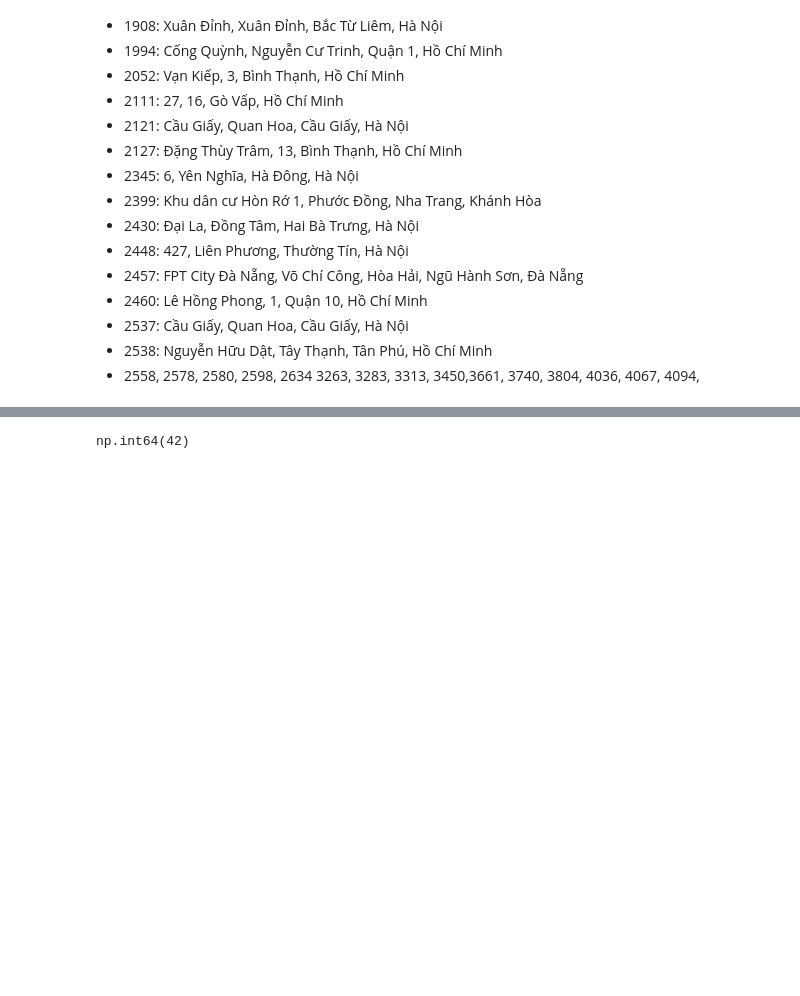
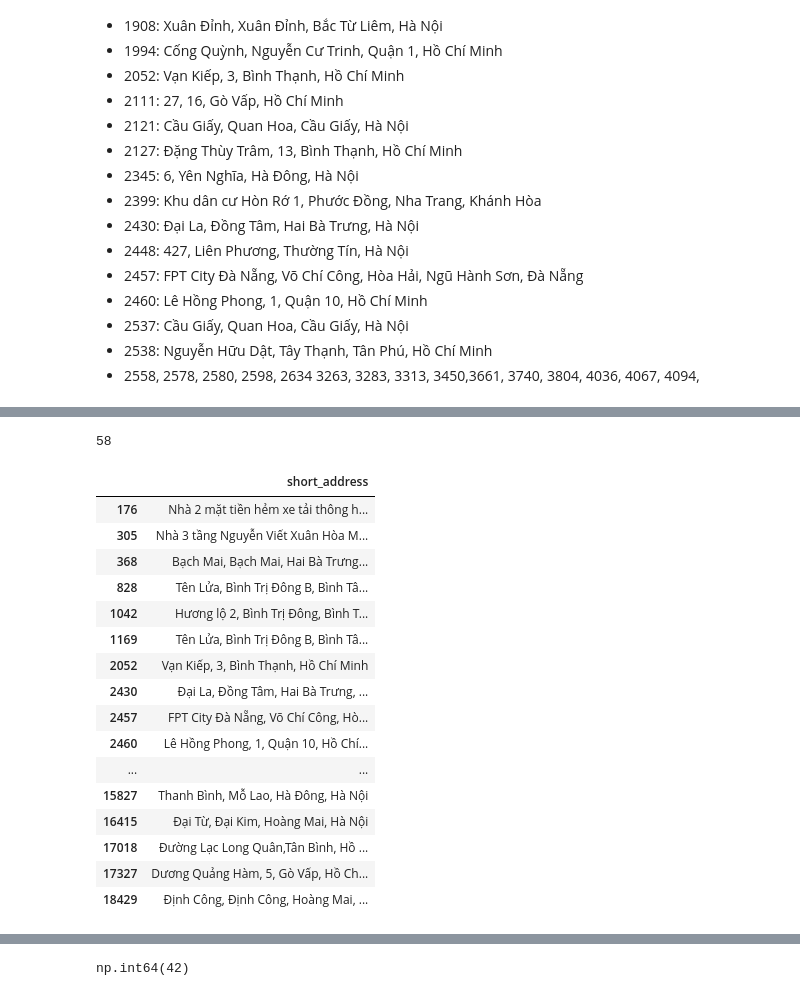
Before and after one commit to PhamMaiLinh-2403/estates-scraping-bds, a Jupyter notebook: test.ipynb, the cells around one changed output, grey strips where cells are left out. Drawn from its saved outputs; the diff is of its cells as text; code cells hidden in the pictures; blank space fills up the shorter version.

```diff
--- a/test.ipynb
+++ b/test.ipynb
@@ -239,0 +540,38 @@ province, district, ward, street = load_data("Dữ liệu địa giới hành ch
+# %%
+def clean_ward(row):
+    if isinstance(row['Xã/Phường/Thị trấn'], str):
+        return row['Xã/Phường/Thị trấn']
+    short_add_list = row['short_address'].split(',')
+    if len(short_add_list) >= 4:
+        ward_true = short_add_list[-3].strip()
+        quanhuyen = row['Thành phố/Quận/Huyện/Thị xã']
+        ward_list = ward[ward['district_name'] == quanhuyen]['ward_name'].tolist()
+        ward_list = [i.replace('Xã ', '').replace('Phường ', '').replace('Thị trấn ', '') for i in ward_list]
+        for i in ward_list:
+            if ward_true == i:
+                return i
+        # return match_ward(norm_text(ward_true), ward_list)
+    return None
+
+cleaned['Xã/Phường/Thị trấn'] = cleaned.apply(clean_ward, axis = 1)
+print(cleaned['Xã/Phường/Thị trấn'].isna().sum())
+cleaned[cleaned['Xã/Phường/Thị trấn'].isna()][['short_address']]
+# %% [output]
+58
+|  | short_address |
+| 176 | Nhà 2 mặt tiền hẻm xe tải thông h... |
+| 305 | Nhà 3 tầng Nguyễn Viết Xuân Hòa M... |
+| 368 | Bạch Mai, Bạch Mai, Hai Bà Trưng... |
+| 828 | Tên Lửa, Bình Trị Đông B, Bình Tâ... |
+| 1042 | Hương lộ 2, Bình Trị Đông, Bình T... |
+| 1169 | Tên Lửa, Bình Trị Đông B, Bình Tâ... |
+| 2052 | Vạn Kiếp, 3, Bình Thạnh, Hồ Chí Minh |
+| 2430 | Đại La, Đồng Tâm, Hai Bà Trưng, ... |
+| 2457 | FPT City Đà Nẵng, Võ Chí Công, Hò... |
+| 2460 | Lê Hồng Phong, 1, Quận 10, Hồ Chí... |
+| ... | ... |
+| 15827 | Thanh Bình, Mỗ Lao, Hà Đông, Hà Nội |
+| 16415 | Đại Từ, Đại Kim, Hoàng Mai, Hà Nội |
+| 17018 | Đường Lạc Long Quân,Tân Bình, Hồ ... |
+| 17327 | Dương Quảng Hàm, 5, Gò Vấp, Hồ Ch... |
+| 18429 | Định Công, Định Công, Hoàng Mai, ... |
```
Also changed, not shown: parts of 20 cells of this notebook, 4 other files.
